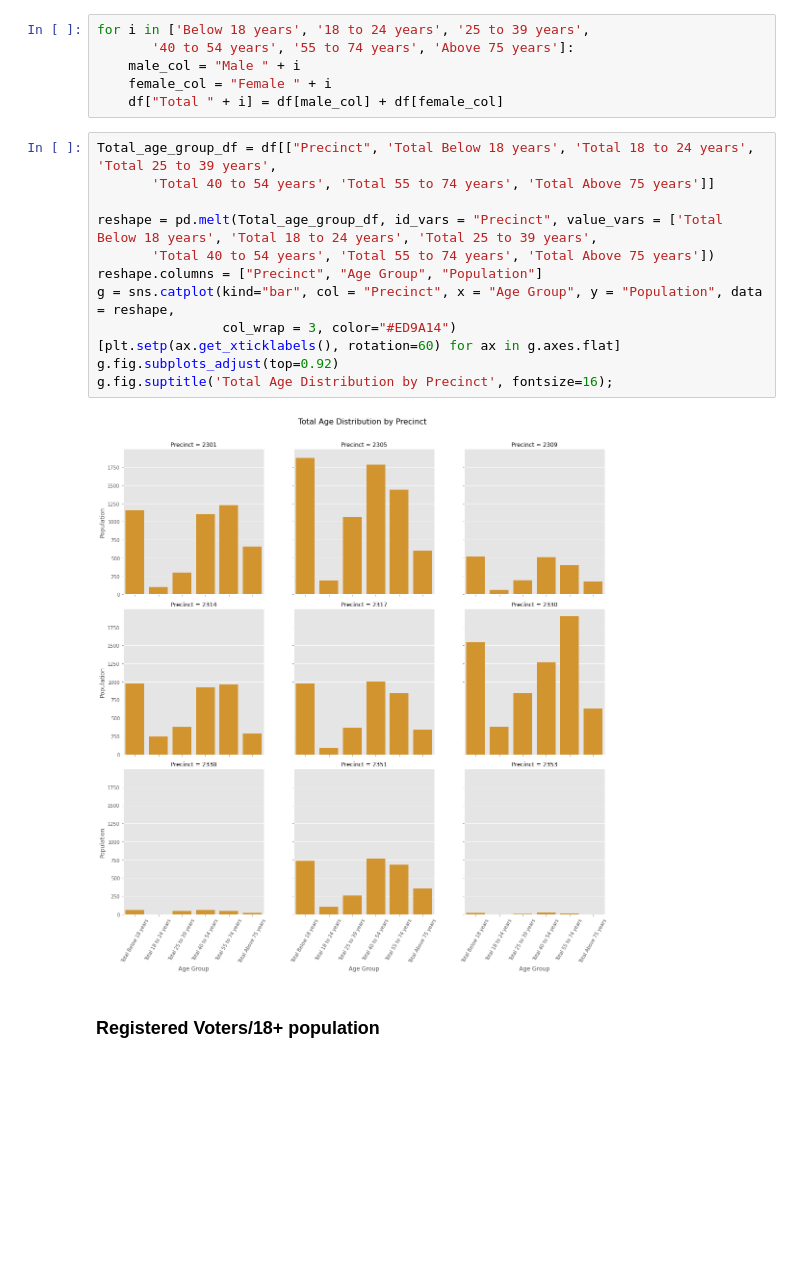
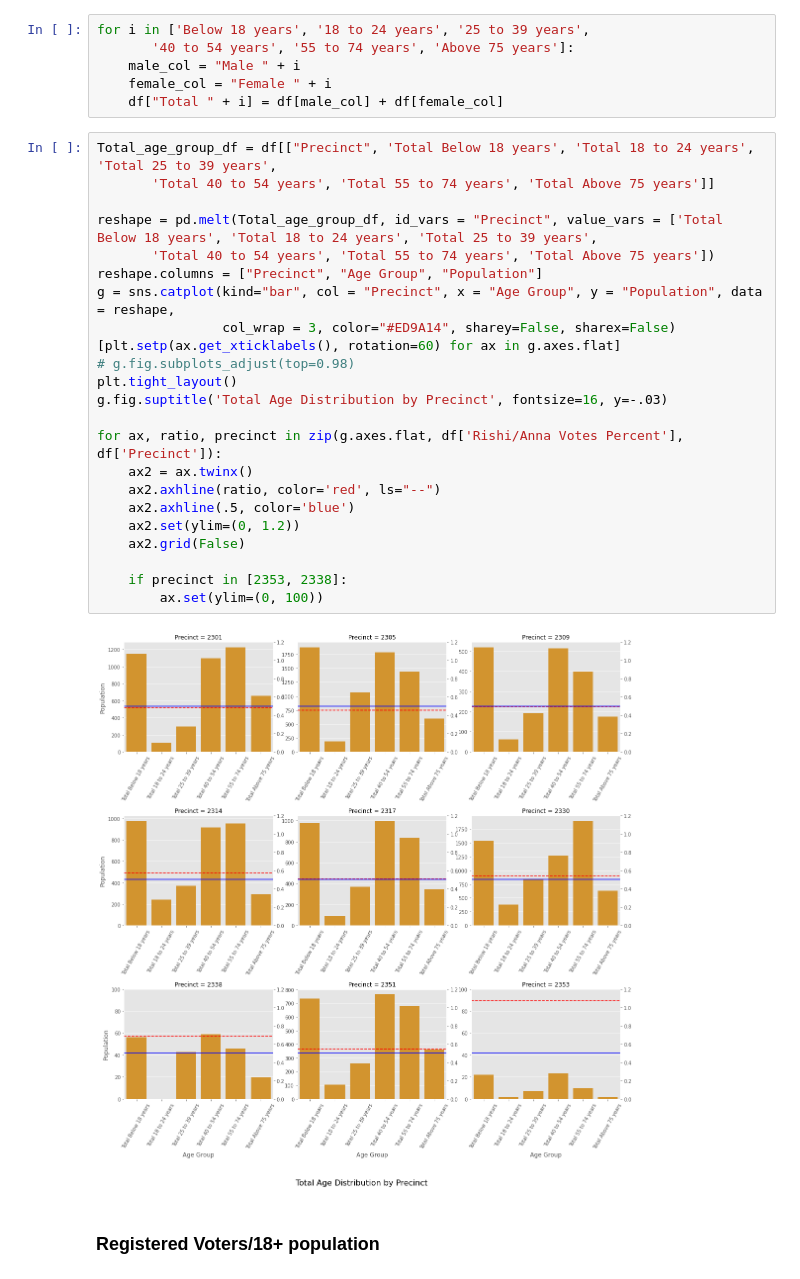
Before and after one commit to zrrddd/Los_Altos_Analysis, a Jupyter notebook: Main.ipynb, the cells around one changed output. Cells and saved outputs as stored; diff of their text form; blank space fills up the shorter version.

```diff
--- a/Main.ipynb
+++ b/Main.ipynb
@@ -546,17 +553,28 @@ for i in ['Below 18 years', '18 to 24 years', '25 to 39 years',
 # %%
 Total_age_group_df = df[["Precinct", 'Total Below 18 years', 'Total 18 to 24 years', 'Total 25 to 39 years',
        'Total 40 to 54 years', 'Total 55 to 74 years', 'Total Above 75 years']]
 
 reshape = pd.melt(Total_age_group_df, id_vars = "Precinct", value_vars = ['Total Below 18 years', 'Total 18 to 24 years', 'Total 25 to 39 years',
        'Total 40 to 54 years', 'Total 55 to 74 years', 'Total Above 75 years'])
 reshape.columns = ["Precinct", "Age Group", "Population"]
 g = sns.catplot(kind="bar", col = "Precinct", x = "Age Group", y = "Population", data = reshape,
-                col_wrap = 3, color="#ED9A14")
+                col_wrap = 3, color="#ED9A14", sharey=False, sharex=False)
 [plt.setp(ax.get_xticklabels(), rotation=60) for ax in g.axes.flat]
-g.fig.subplots_adjust(top=0.92)
-g.fig.suptitle('Total Age Distribution by Precinct', fontsize=16);
+# g.fig.subplots_adjust(top=0.98)
+plt.tight_layout()
+g.fig.suptitle('Total Age Distribution by Precinct', fontsize=16, y=-.03)
+
+for ax, ratio, precinct in zip(g.axes.flat, df['Rishi/Anna Votes Percent'], df['Precinct']):
+    ax2 = ax.twinx()
+    ax2.axhline(ratio, color='red', ls="--")
+    ax2.axhline(.5, color='blue')
+    ax2.set(ylim=(0, 1.2))
+    ax2.grid(False)
+
+    if precinct in [2353, 2338]:
+        ax.set(ylim=(0, 100))
 # %% [output]
-[figure, old version]
+[figure, new version]
 # %% [markdown]
 ### Registered Voters/18+ population
 # %%
```
Also changed, not shown: parts of 22 cells of this notebook.
